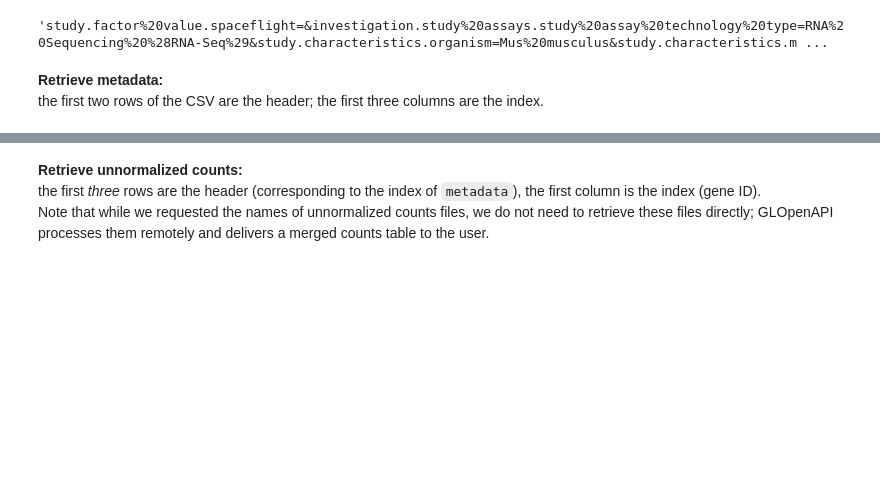
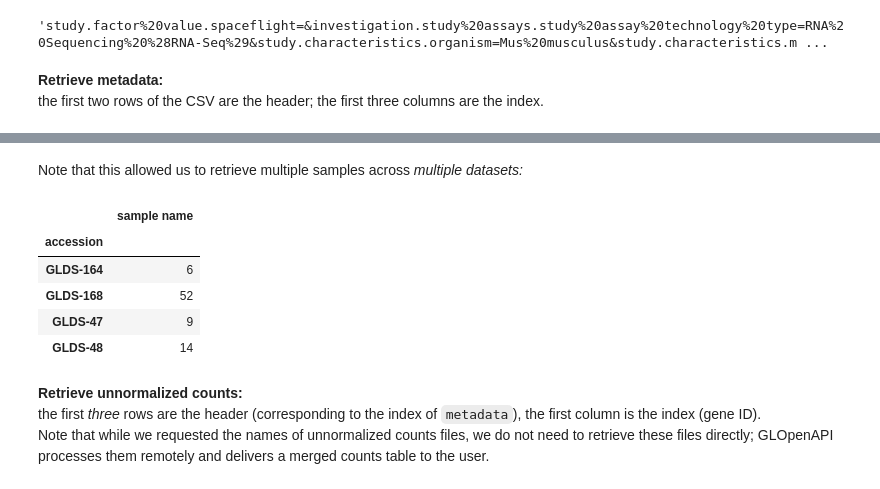
Before and after one commit to LankyCyril/GLOpenAPI, a Jupyter notebook: examples/deseq2.ipynb, the cells around one changed output, grey strips where cells are left out. Drawn from its saved outputs; the diff is of its cells as text; code cells hidden in the pictures; blank space fills up the shorter version.

Commit message:
Update deseq2.ipynb: list accessions

```diff
--- a/examples/deseq2.ipynb
+++ b/examples/deseq2.ipynb
@@ -52,6 +52,17 @@ metadata.head()
 |  |  | Mmus_BAL-TAL_LVR_RR3_BSL_wERCC_Re... | RNA Sequencing (RNA-Seq) | Liver | Mus musculus | ... |
 |  |  | Mmus_BAL-TAL_LVR_RR3_BSL_wERCC_Re... | RNA Sequencing (RNA-Seq) | Liver | Mus musculus | ... |
 |  |  | Mmus_BAL-TAL_LVR_RR3_FLT_wERCC_Re... | RNA Sequencing (RNA-Seq) | Liver | Mus musculus | ... |
+# %% [markdown]
+Note that this allowed us to retrieve multiple samples across _multiple datasets:_
+# %%
+metadata.index.to_frame()["id"][["accession", "sample name"]].groupby("accession").count()
+# %% [output]
+|  | sample name |
+| accession |  |
+| GLDS-164 | 6 |
+| GLDS-168 | 52 |
+| GLDS-47 | 9 |
+| GLDS-48 | 14 |
 # %% [markdown]
 __Retrieve unnormalized counts:__
 the first _three_ rows are the header (corresponding to the index of `metadata`), the first column is the index (gene ID).
```
Also changed, not shown: parts of 2 cells of this notebook, 1 other file.
